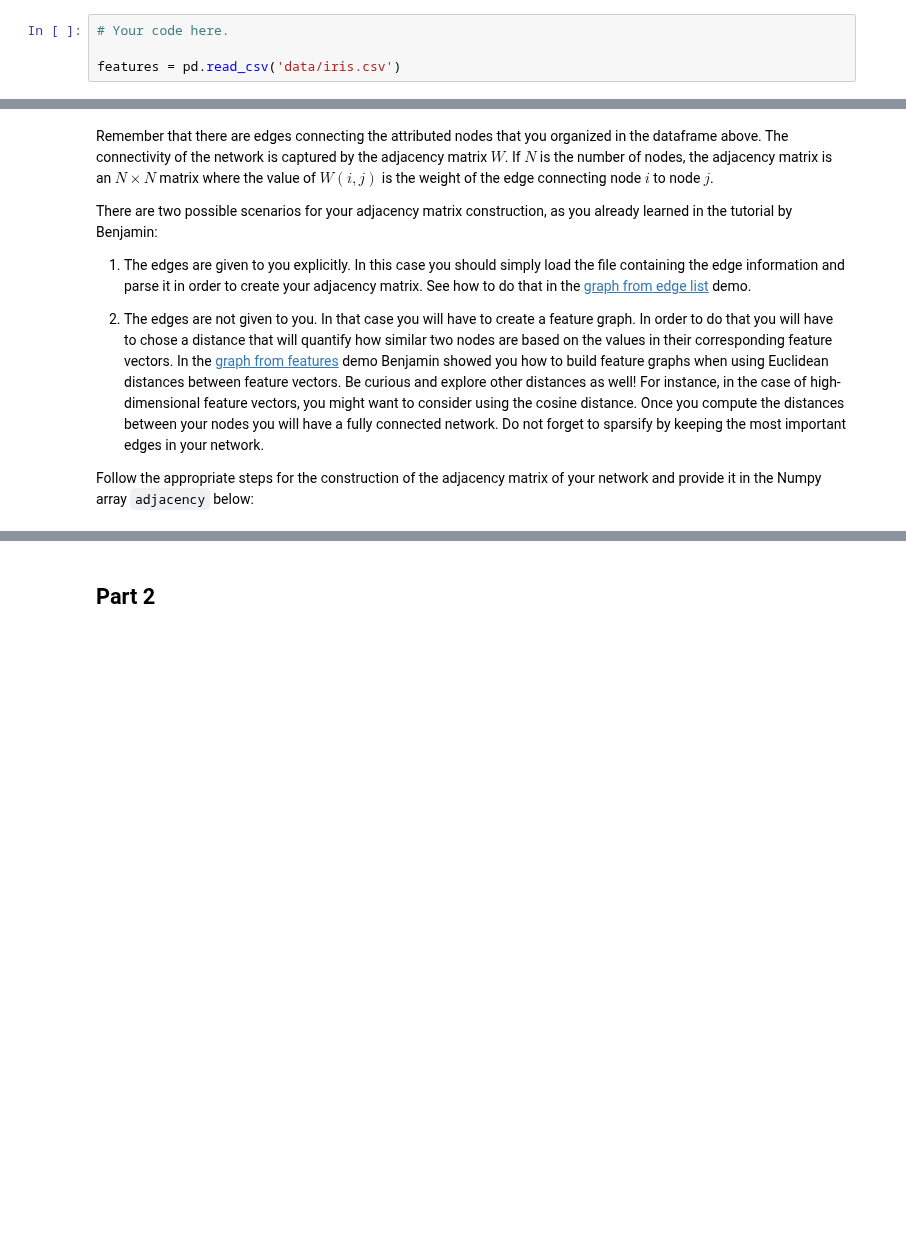
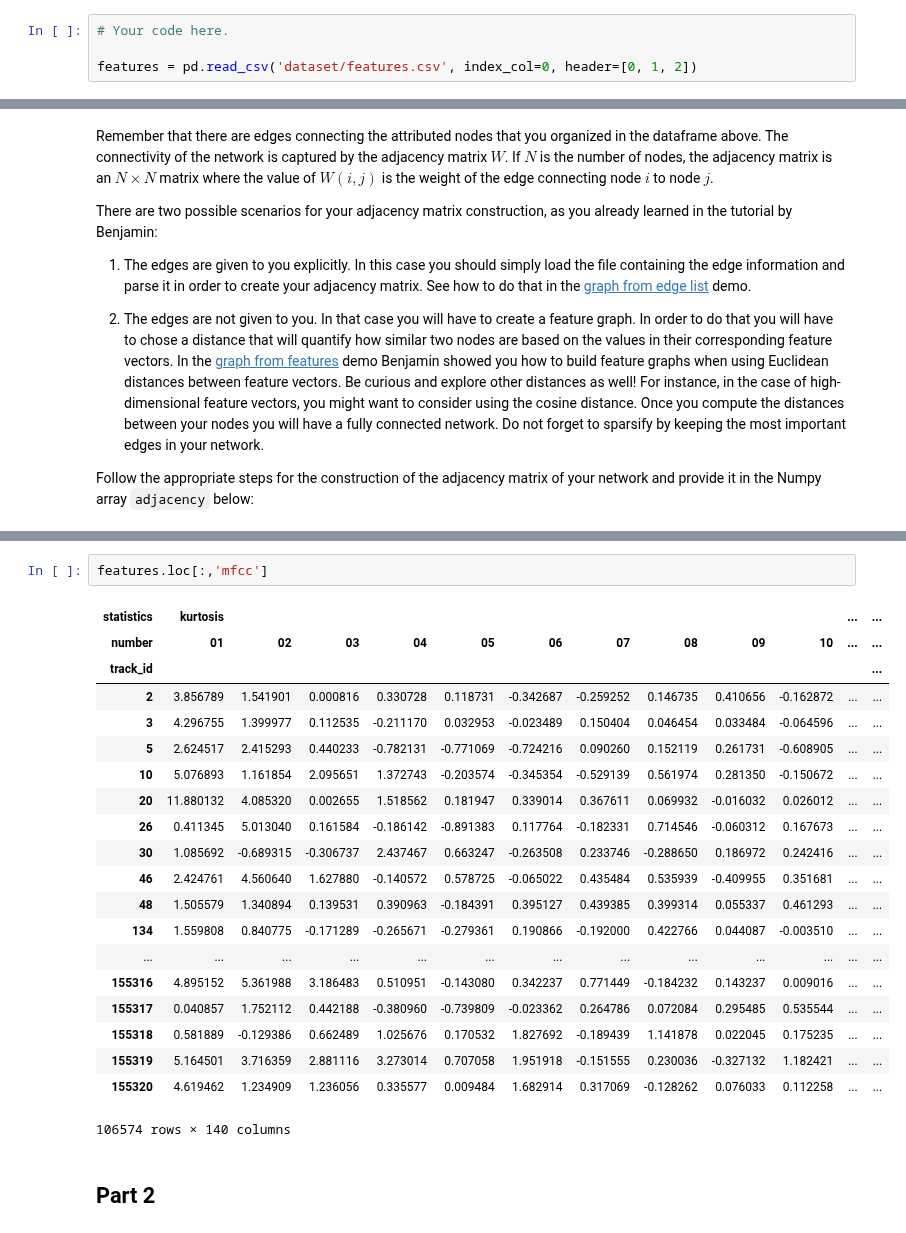
Before and after one commit to senakicir/ntds_project, a Jupyter notebook: 1_network_properties.ipynb, the cells around one changed output, grey strips where cells are left out. Drawn from its saved outputs; the diff is of its cells as text; blank space fills up the shorter version.

```diff
--- a/1_network_properties.ipynb
+++ b/1_network_properties.ipynb
@@ -40,7 +40,7 @@ It is possible that in some of the projects either the features or the labels ar
 # %%
 # Your code here.
 
-features = pd.read_csv('data/iris.csv')
+features = pd.read_csv('dataset/features.csv', index_col=0, header=[0, 1, 2])
 # %% [markdown]
 ### B. Create the adjacency matrix of your network.
 # %% [markdown]
@@ -61,3 +82,26 @@ n_nodes = # the number of nodes in the network
+# %%
+features.loc[:,'mfcc']
+# %% [output]
+| statistics | kurtosis |  |  |  |  |  |  |  |  |  | ... | ... |
+| number | 01 | 02 | 03 | 04 | 05 | 06 | 07 | 08 | 09 | 10 | ... | ... |
+| track_id |  |  |  |  |  |  |  |  |  |  |  | ... |
+| 2 | 3.856789 | 1.541901 | 0.000816 | 0.330728 | 0.118731 | -0.342687 | -0.259252 | 0.146735 | 0.410656 | -0.162872 | ... | ... |
+| 3 | 4.296755 | 1.399977 | 0.112535 | -0.211170 | 0.032953 | -0.023489 | 0.150404 | 0.046454 | 0.033484 | -0.064596 | ... | ... |
+| 5 | 2.624517 | 2.415293 | 0.440233 | -0.782131 | -0.771069 | -0.724216 | 0.090260 | 0.152119 | 0.261731 | -0.608905 | ... | ... |
+| 10 | 5.076893 | 1.161854 | 2.095651 | 1.372743 | -0.203574 | -0.345354 | -0.529139 | 0.561974 | 0.281350 | -0.150672 | ... | ... |
+| 20 | 11.880132 | 4.085320 | 0.002655 | 1.518562 | 0.181947 | 0.339014 | 0.367611 | 0.069932 | -0.016032 | 0.026012 | ... | ... |
+| 26 | 0.411345 | 5.013040 | 0.161584 | -0.186142 | -0.891383 | 0.117764 | -0.182331 | 0.714546 | -0.060312 | 0.167673 | ... | ... |
+| 30 | 1.085692 | -0.689315 | -0.306737 | 2.437467 | 0.663247 | -0.263508 | 0.233746 | -0.288650 | 0.186972 | 0.242416 | ... | ... |
+| 46 | 2.424761 | 4.560640 | 1.627880 | -0.140572 | 0.578725 | -0.065022 | 0.435484 | 0.535939 | -0.409955 | 0.351681 | ... | ... |
+| 48 | 1.505579 | 1.340894 | 0.139531 | 0.390963 | -0.184391 | 0.395127 | 0.439385 | 0.399314 | 0.055337 | 0.461293 | ... | ... |
+| 134 | 1.559808 | 0.840775 | -0.171289 | -0.265671 | -0.279361 | 0.190866 | -0.192000 | 0.422766 | 0.044087 | -0.003510 | ... | ... |
+| ... | ... | ... | ... | ... | ... | ... | ... | ... | ... | ... | ... | ... |
+| 155316 | 4.895152 | 5.361988 | 3.186483 | 0.510951 | -0.143080 | 0.342237 | 0.771449 | -0.184232 | 0.143237 | 0.009016 | ... | ... |
+| 155317 | 0.040857 | 1.752112 | 0.442188 | -0.380960 | -0.739809 | -0.023362 | 0.264786 | 0.072084 | 0.295485 | 0.535544 | ... | ... |
+| 155318 | 0.581889 | -0.129386 | 0.662489 | 1.025676 | 0.170532 | 1.827692 | -0.189439 | 1.141878 | 0.022045 | 0.175235 | ... | ... |
+| 155319 | 5.164501 | 3.716359 | 2.881116 | 3.273014 | 0.707058 | 1.951918 | -0.151555 | 0.230036 | -0.327132 | 1.182421 | ... | ... |
+| 155320 | 4.619462 | 1.234909 | 1.236056 | 0.335577 | 0.009484 | 1.682914 | 0.317069 | -0.128262 | 0.076033 | 0.112258 | ... | ... |
+106574 rows × 140 columns
 # %% [markdown]
 ## Part 2
 # %% [markdown]
```
Also changed, not shown: parts of 1 cell of this notebook, 1 other file.
